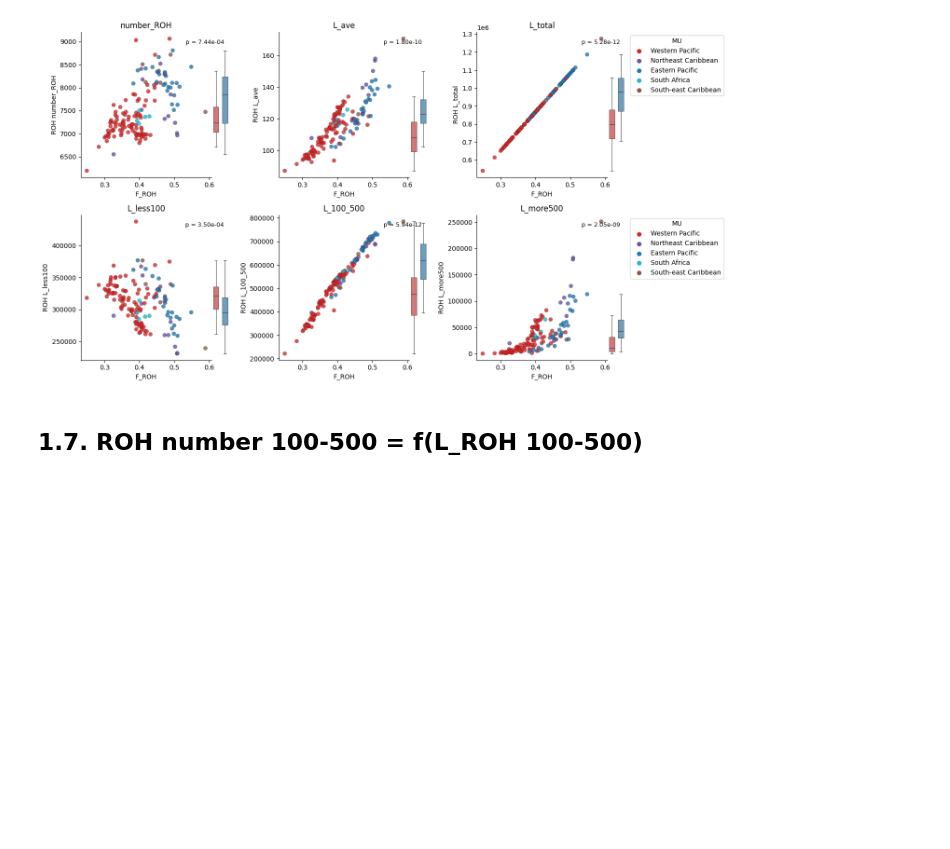
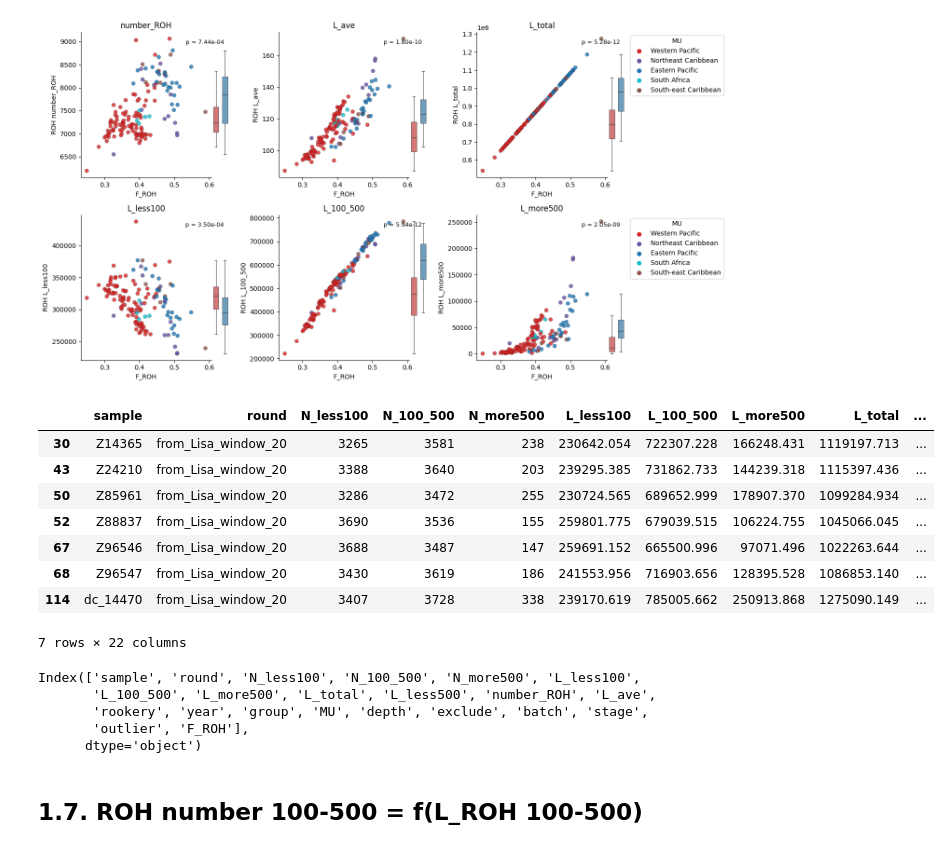
Before and after one commit to osipovarev/Leatherback_popgen, a Jupyter notebook: inbreeding_analysis.ipynb, the cells around one changed output. Cells and saved outputs as stored; diff of their text form; code cells hidden in the pictures; blank space fills up the shorter version.

```diff
--- a/inbreeding_analysis.ipynb
+++ b/inbreeding_analysis.ipynb
@@ -446,6 +446,27 @@ plot_scatter_main(
     save_path=f'ROH_by_class.{x}.L_S.pdf');
 # %% [output]
 [figure]
+# %%
+df_temp = df_all_roh_include.copy()
+df_temp[(df_temp['number_ROH']<7500) &(df_temp['number_ROH']>7000) & (df_temp['L_total']>1_000_000)]
+# %% [output]
+|  | sample | round | N_less100 | N_100_500 | N_more500 | L_less100 | L_100_500 | L_more500 | L_total | ... |
+| 30 | Z14365 | from_Lisa_window_20 | 3265 | 3581 | 238 | 230642.054 | 722307.228 | 166248.431 | 1119197.713 | ... |
+| 43 | Z24210 | from_Lisa_window_20 | 3388 | 3640 | 203 | 239295.385 | 731862.733 | 144239.318 | 1115397.436 | ... |
+| 50 | Z85961 | from_Lisa_window_20 | 3286 | 3472 | 255 | 230724.565 | 689652.999 | 178907.370 | 1099284.934 | ... |
+| 52 | Z88837 | from_Lisa_window_20 | 3690 | 3536 | 155 | 259801.775 | 679039.515 | 106224.755 | 1045066.045 | ... |
+| 67 | Z96546 | from_Lisa_window_20 | 3688 | 3487 | 147 | 259691.152 | 665500.996 | 97071.496 | 1022263.644 | ... |
+| 68 | Z96547 | from_Lisa_window_20 | 3430 | 3619 | 186 | 241553.956 | 716903.656 | 128395.528 | 1086853.140 | ... |
+| 114 | dc_14470 | from_Lisa_window_20 | 3407 | 3728 | 338 | 239170.619 | 785005.662 | 250913.868 | 1275090.149 | ... |
+7 rows × 22 columns
+# %%
+df_temp.columns
+# %% [output]
+Index(['sample', 'round', 'N_less100', 'N_100_500', 'N_more500', 'L_less100',
+       'L_100_500', 'L_more500', 'L_total', 'L_less500', 'number_ROH', 'L_ave',
+       'rookery', 'year', 'group', 'MU', 'depth', 'exclude', 'batch', 'stage',
+       'outlier', 'F_ROH'],
+      dtype='object')
 # %% [markdown]
 ## 1.7. ROH number 100-500 = f(L_ROH 100-500)
 # %%
```
